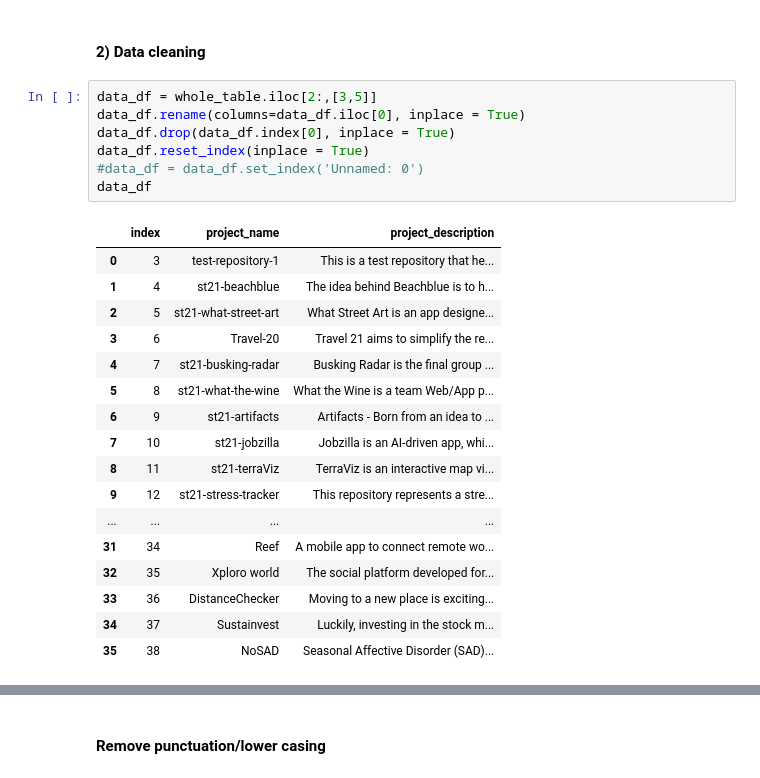
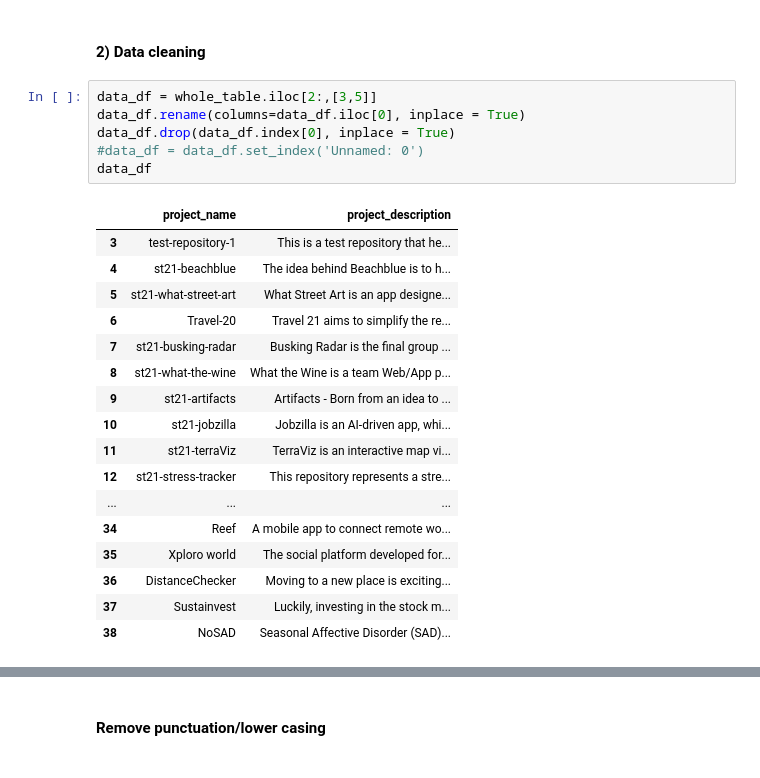
Before and after one commit to faketechlabsberlin/wt21-duaw, a Jupyter notebook: duaw-ds/DUAW- Building of a recommendation system.ipynb, the cells around one changed output, grey strips where cells are left out. Cells and saved outputs as stored; diff of their text form.

```diff
--- a/duaw-ds/DUAW- Building of a recommendation system.ipynb
+++ b/duaw-ds/DUAW- Building of a recommendation system.ipynb
@@ -83,25 +83,24 @@ whole_table.head(39)
 # %%
 data_df = whole_table.iloc[2:,[3,5]]
 data_df.rename(columns=data_df.iloc[0], inplace = True)
 data_df.drop(data_df.index[0], inplace = True)
-data_df.reset_index(inplace = True)
 #data_df = data_df.set_index('Unnamed: 0')
 data_df
 # %% [output]
-|  | index | project_name | project_description |
-| 0 | 3 | test-repository-1 | This is a test repository that he... |
-| 1 | 4 | st21-beachblue | The idea behind Beachblue is to h... |
-| 2 | 5 | st21-what-street-art | What Street Art is an app designe... |
-| 3 | 6 | Travel-20 | Travel 21 aims to simplify the re... |
-| 4 | 7 | st21-busking-radar | Busking Radar is the final group ... |
-| 5 | 8 | st21-what-the-wine | What the Wine is a team Web/App p... |
-| 6 | 9 | st21-artifacts | Artifacts - Born from an idea to ... |
-| 7 | 10 | st21-jobzilla | Jobzilla is an AI-driven app, whi... |
-| 8 | 11 | st21-terraViz | TerraViz is an interactive map vi... |
-| 9 | 12 | st21-stress-tracker | This repository represents a stre... |
-| ... | ... | ... | ... |
-| 31 | 34 | Reef | A mobile app to connect remote wo... |
-| 32 | 35 | Xploro world | The social platform developed for... |
-| 33 | 36 | DistanceChecker | Moving to a new place is exciting... |
-| 34 | 37 | Sustainvest | Luckily, investing in the stock m... |
-| 35 | 38 | NoSAD | Seasonal Affective Disorder (SAD)... |
+|  | project_name | project_description |
+| 3 | test-repository-1 | This is a test repository that he... |
+| 4 | st21-beachblue | The idea behind Beachblue is to h... |
+| 5 | st21-what-street-art | What Street Art is an app designe... |
+| 6 | Travel-20 | Travel 21 aims to simplify the re... |
+| 7 | st21-busking-radar | Busking Radar is the final group ... |
+| 8 | st21-what-the-wine | What the Wine is a team Web/App p... |
+| 9 | st21-artifacts | Artifacts - Born from an idea to ... |
+| 10 | st21-jobzilla | Jobzilla is an AI-driven app, whi... |
+| 11 | st21-terraViz | TerraViz is an interactive map vi... |
+| 12 | st21-stress-tracker | This repository represents a stre... |
+| ... | ... | ... |
+| 34 | Reef | A mobile app to connect remote wo... |
+| 35 | Xploro world | The social platform developed for... |
+| 36 | DistanceChecker | Moving to a new place is exciting... |
+| 37 | Sustainvest | Luckily, investing in the stock m... |
+| 38 | NoSAD | Seasonal Affective Disorder (SAD)... |
```
Also changed, not shown: parts of 51 cells of this notebook.
